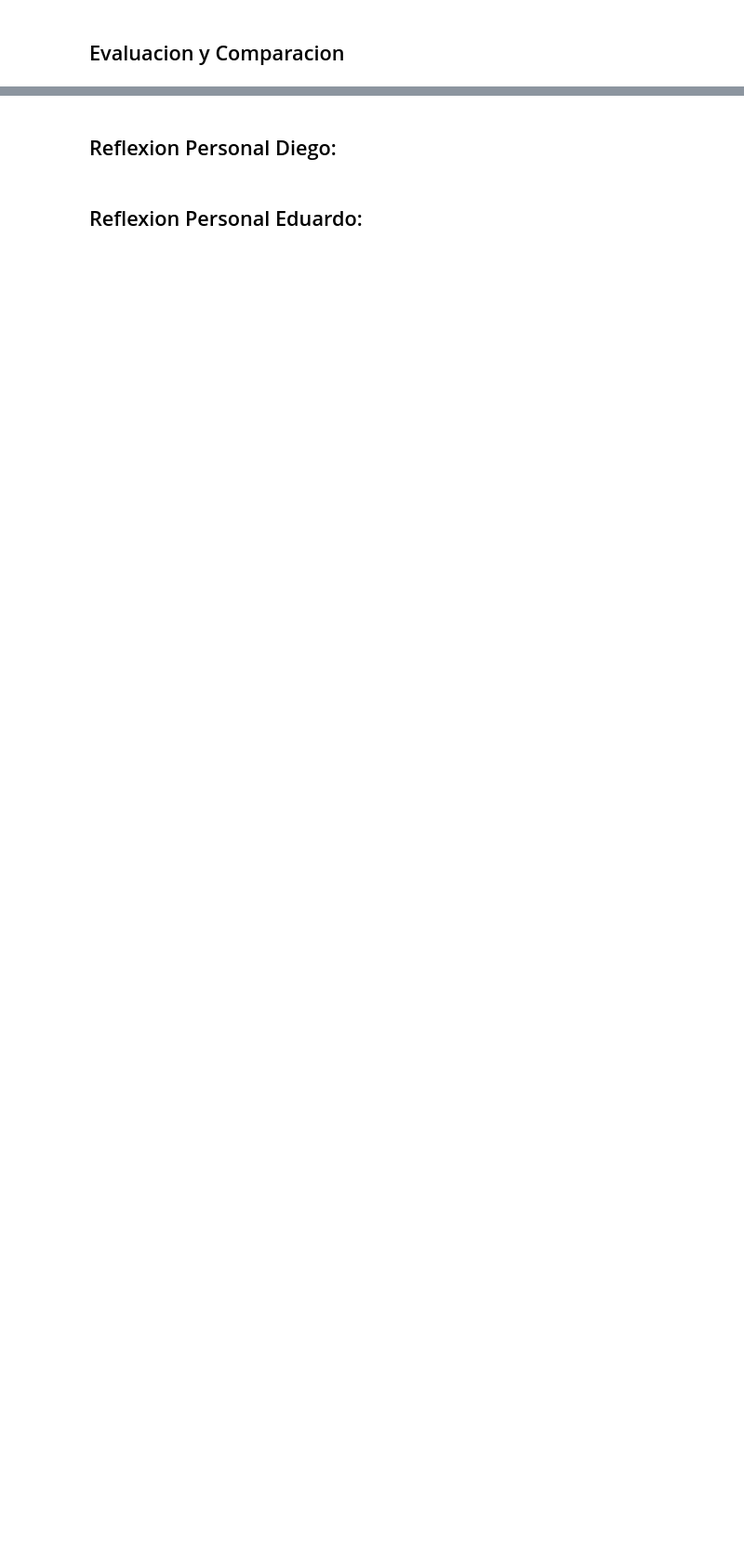
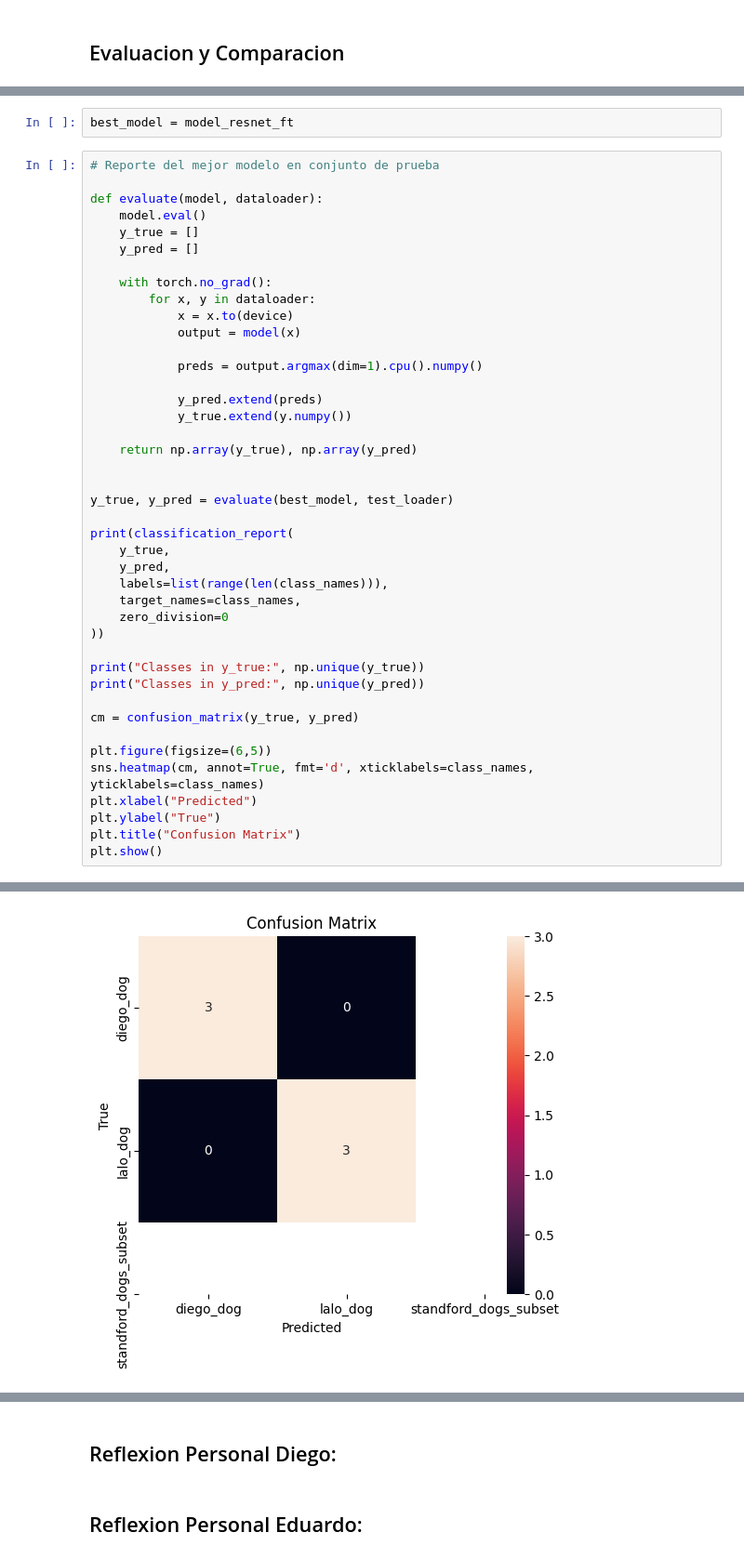
Before and after one commit to wushang549/Equipo, a Jupyter notebook: fineTuning.ipynb, the cells around one changed output, grey strips where cells are left out. Shown at 93% size. Saved outputs shown, nothing was run; the diff lists cells and outputs as text; blank space fills up the shorter version.

```diff
--- a/fineTuning.ipynb
+++ b/fineTuning.ipynb
@@ -269,0 +415,45 @@ plot_accuracies(resnet_ft_res, 'ResNet18 Fine-Tuning Accuracy')
+# %%
+best_model = model_resnet_ft
+# %%
+# Reporte del mejor modelo en conjunto de prueba
+
+def evaluate(model, dataloader):
+    model.eval()
+    y_true = []
+    y_pred = []
+
+    with torch.no_grad():
+        for x, y in dataloader:
+            x = x.to(device)
+            output = model(x)
+
+            preds = output.argmax(dim=1).cpu().numpy()
+
+            y_pred.extend(preds)
+            y_true.extend(y.numpy())
+
+    return np.array(y_true), np.array(y_pred)
+
+
+y_true, y_pred = evaluate(best_model, test_loader)
+
+print(classification_report(
+    y_true,
+    y_pred,
+    labels=list(range(len(class_names))),
+    target_names=class_names,
+    zero_division=0
+))
+
+print("Classes in y_true:", np.unique(y_true))
+print("Classes in y_pred:", np.unique(y_pred))
+
+cm = confusion_matrix(y_true, y_pred)
+
+plt.figure(figsize=(6,5))
+sns.heatmap(cm, annot=True, fmt='d', xticklabels=class_names, yticklabels=class_names)
+plt.xlabel("Predicted")
+plt.ylabel("True")
+plt.title("Confusion Matrix")
+plt.show()
+# %% [output]
@@ -269,0 +472 @@ plot_accuracies(resnet_ft_res, 'ResNet18 Fine-Tuning Accuracy')
+[figure, added]
```
Also changed, not shown: parts of 19 cells of this notebook.
